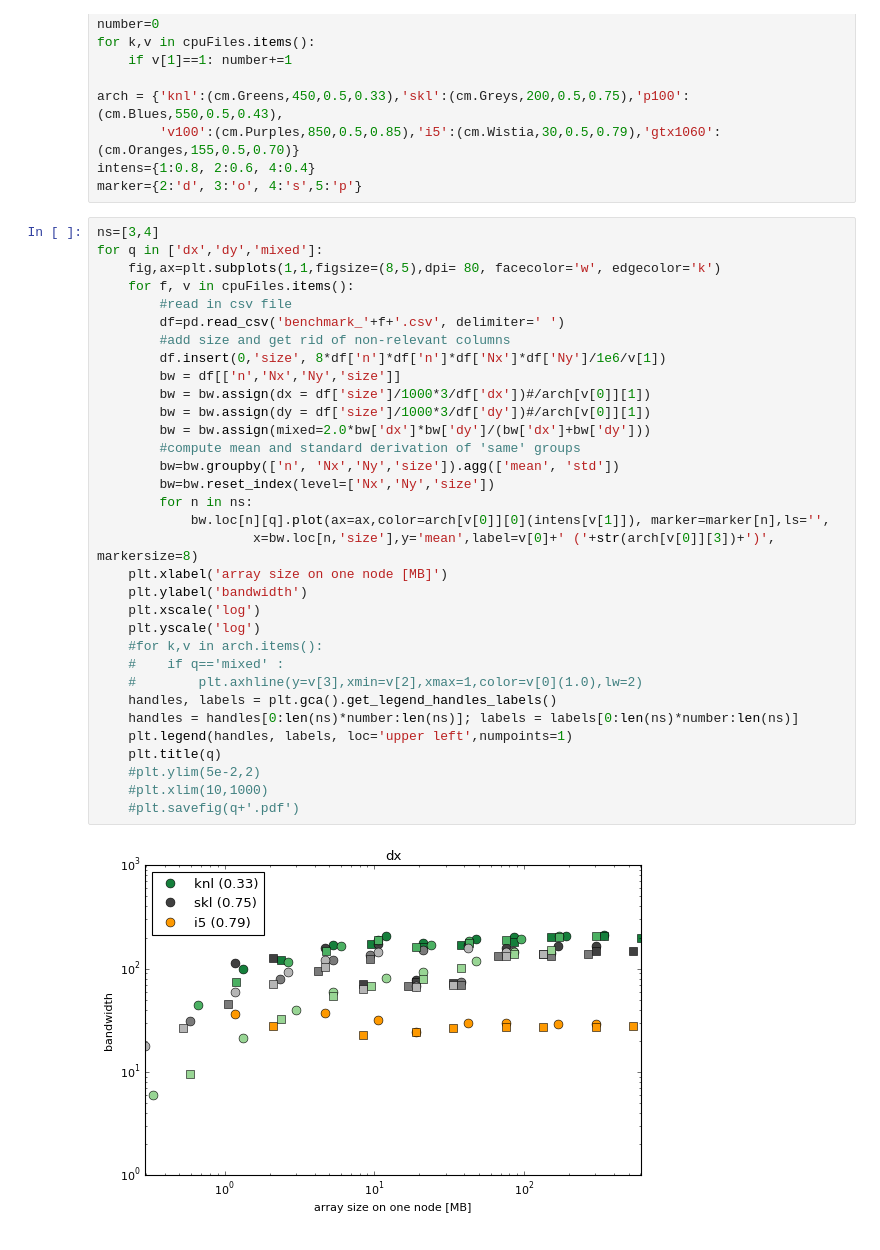
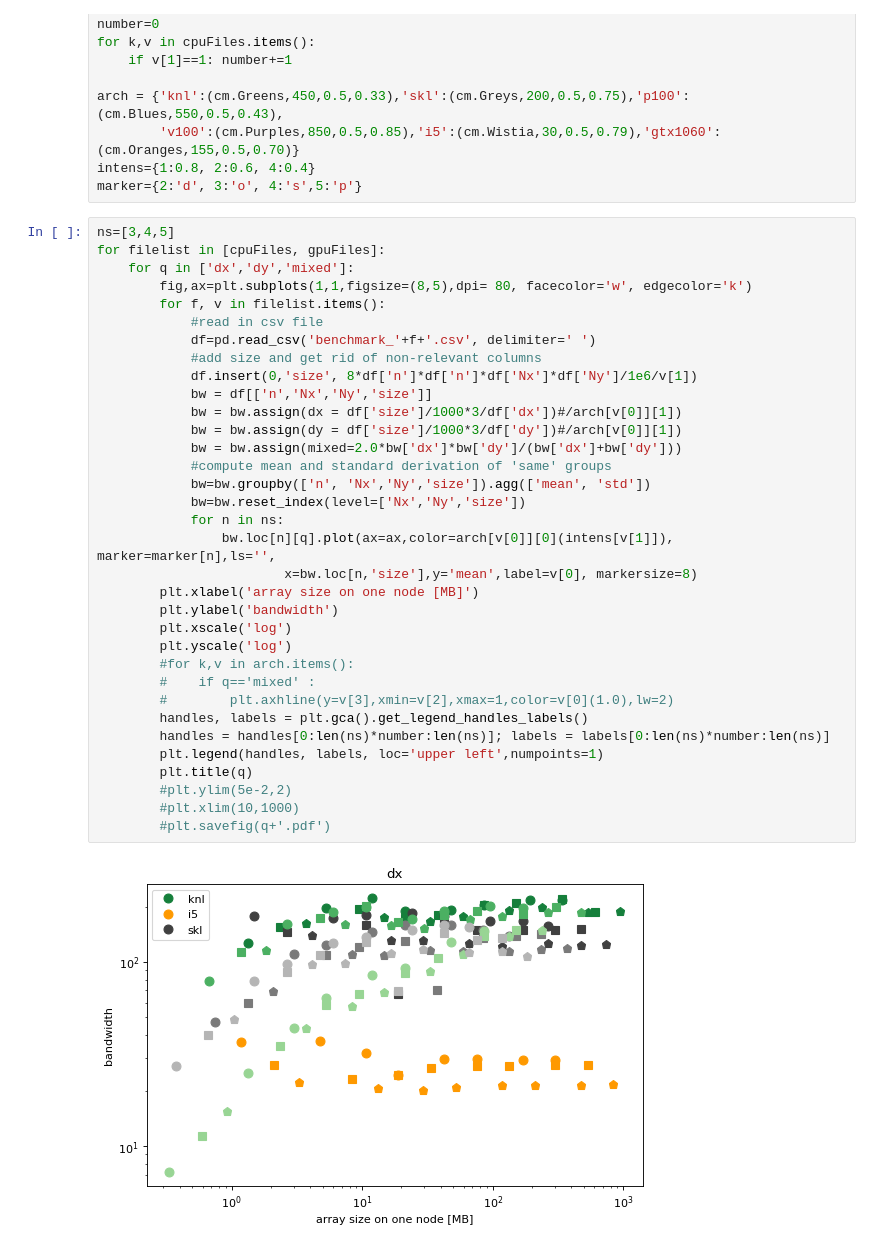
Before and after one commit to mwiesenberger/performance, a Jupyter notebook: 3-Dx-Dy-Plot.ipynb, the cells around one changed output. Cells and saved outputs as stored; diff of their text form.

```diff
--- a/3-Dx-Dy-Plot.ipynb
+++ b/3-Dx-Dy-Plot.ipynb
@@ -28,37 +28,38 @@ arch = {'knl':(cm.Greens,450,0.5,0.33),'skl':(cm.Greys,200,0.5,0.75),'p100':(cm.
 intens={1:0.8, 2:0.6, 4:0.4}
 marker={2:'d', 3:'o', 4:'s',5:'p'}
 # %%
-ns=[3,4]
-for q in ['dx','dy','mixed']:
-    fig,ax=plt.subplots(1,1,figsize=(8,5),dpi= 80, facecolor='w', edgecolor='k')
-    for f, v in cpuFiles.items():
-        #read in csv file
-        df=pd.read_csv('benchmark_'+f+'.csv', delimiter=' ')
-        #add size and get rid of non-relevant columns
-        df.insert(0,'size', 8*df['n']*df['n']*df['Nx']*df['Ny']/1e6/v[1])
-        bw = df[['n','Nx','Ny','size']]
-        bw = bw.assign(dx = df['size']/1000*3/df['dx'])#/arch[v[0]][1])
-        bw = bw.assign(dy = df['size']/1000*3/df['dy'])#/arch[v[0]][1])
-        bw = bw.assign(mixed=2.0*bw['dx']*bw['dy']/(bw['dx']+bw['dy']))
-        #compute mean and standard derivation of 'same' groups
-        bw=bw.groupby(['n', 'Nx','Ny','size']).agg(['mean', 'std'])
-        bw=bw.reset_index(level=['Nx','Ny','size'])
-        for n in ns:
-            bw.loc[n][q].plot(ax=ax,color=arch[v[0]][0](intens[v[1]]), marker=marker[n],ls='',
-                    x=bw.loc[n,'size'],y='mean',label=v[0]+' ('+str(arch[v[0]][3])+')', markersize=8)
-    plt.xlabel('array size on one node [MB]')
-    plt.ylabel('bandwidth')
-    plt.xscale('log')
-    plt.yscale('log')
-    #for k,v in arch.items():
-    #    if q=='mixed' :
-    #        plt.axhline(y=v[3],xmin=v[2],xmax=1,color=v[0](1.0),lw=2)
-    handles, labels = plt.gca().get_legend_handles_labels()
-    handles = handles[0:len(ns)*number:len(ns)]; labels = labels[0:len(ns)*number:len(ns)]
-    plt.legend(handles, labels, loc='upper left',numpoints=1)
-    plt.title(q)
-    #plt.ylim(5e-2,2)
-    #plt.xlim(10,1000)
-    #plt.savefig(q+'.pdf')
+ns=[3,4,5]
+for filelist in [cpuFiles, gpuFiles]:
+    for q in ['dx','dy','mixed']:
+        fig,ax=plt.subplots(1,1,figsize=(8,5),dpi= 80, facecolor='w', edgecolor='k')
+        for f, v in filelist.items():
+            #read in csv file
+            df=pd.read_csv('benchmark_'+f+'.csv', delimiter=' ')
+            #add size and get rid of non-relevant columns
+            df.insert(0,'size', 8*df['n']*df['n']*df['Nx']*df['Ny']/1e6/v[1])
+            bw = df[['n','Nx','Ny','size']]
+            bw = bw.assign(dx = df['size']/1000*3/df['dx'])#/arch[v[0]][1])
+            bw = bw.assign(dy = df['size']/1000*3/df['dy'])#/arch[v[0]][1])
+            bw = bw.assign(mixed=2.0*bw['dx']*bw['dy']/(bw['dx']+bw['dy']))
+            #compute mean and standard derivation of 'same' groups
+            bw=bw.groupby(['n', 'Nx','Ny','size']).agg(['mean', 'std'])
+            bw=bw.reset_index(level=['Nx','Ny','size'])
+            for n in ns:
+                bw.loc[n][q].plot(ax=ax,color=arch[v[0]][0](intens[v[1]]), marker=marker[n],ls='',
+                        x=bw.loc[n,'size'],y='mean',label=v[0], markersize=8)
+        plt.xlabel('array size on one node [MB]')
+        plt.ylabel('bandwidth')
+        plt.xscale('log')
+        plt.yscale('log')
+        #for k,v in arch.items():
+        #    if q=='mixed' :
+        #        plt.axhline(y=v[3],xmin=v[2],xmax=1,color=v[0](1.0),lw=2)
+        handles, labels = plt.gca().get_legend_handles_labels()
+        handles = handles[0:len(ns)*number:len(ns)]; labels = labels[0:len(ns)*number:len(ns)]
+        plt.legend(handles, labels, loc='upper left',numpoints=1)
+        plt.title(q)
+        #plt.ylim(5e-2,2)
+        #plt.xlim(10,1000)
+        #plt.savefig(q+'.pdf')
 # %% [output]
-[figure, old version]
+[figure, new version]
```
Also changed, not shown: parts of 2 cells of this notebook, 6 other files.
